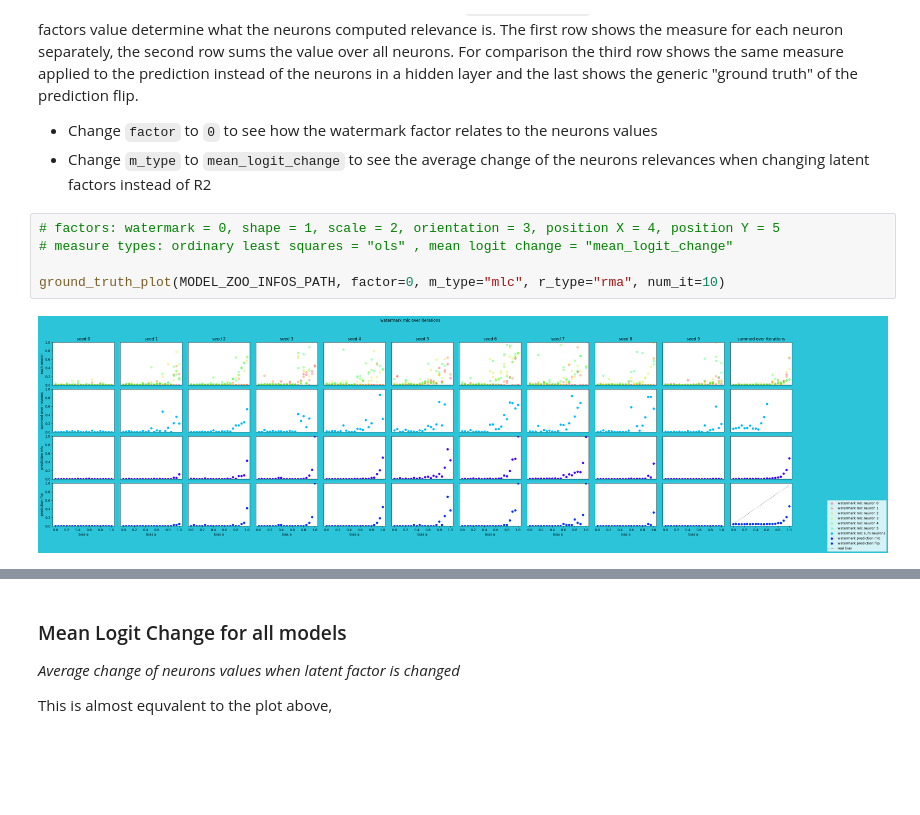
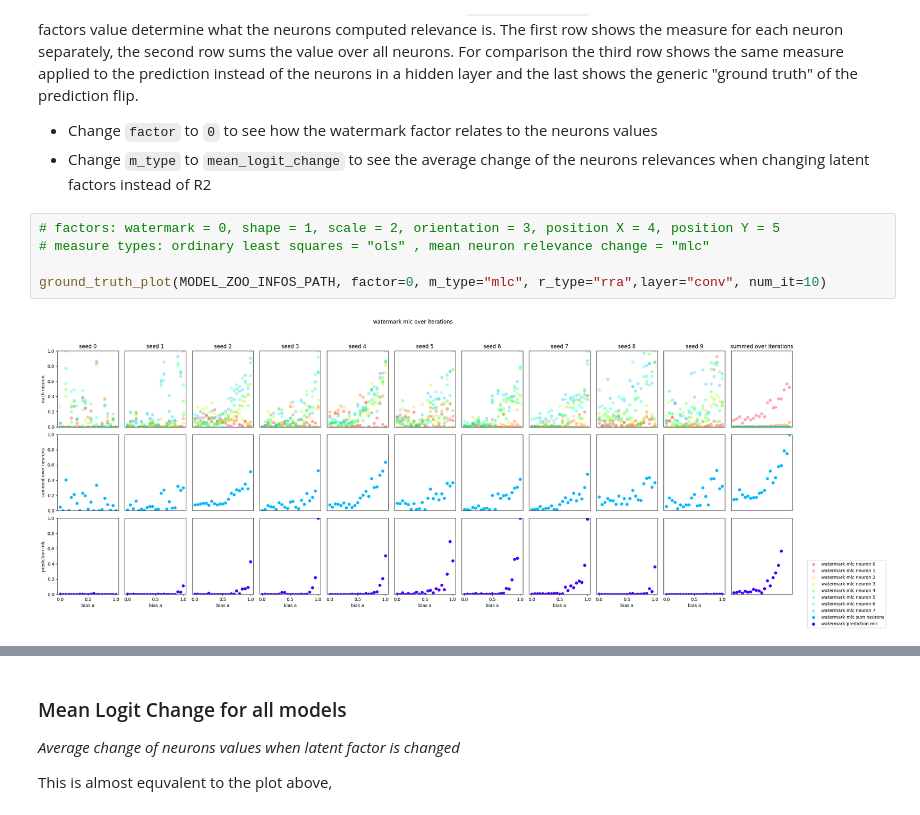
Before and after one commit to lillijo/xai-evaluation-master-thesis, a Jupyter notebook: experiments/pipeline.ipynb, the cells around one changed output, grey strips where cells are left out. Drawn from its saved outputs; the diff is of its cells as text; blank space fills up the shorter version.

Commit message:
random stuff for measures + causal

```diff
--- a/experiments/pipeline.ipynb
+++ b/experiments/pipeline.ipynb
@@ -144,9 +149,9 @@ The first row shows the measure for each neuron separately, the second row sums
 - Change `m_type` to `mean_logit_change` to see the average change of the neurons relevances when changing latent factors instead of R2
 # %%
 # factors: watermark = 0, shape = 1, scale = 2, orientation = 3, position X = 4, position Y = 5
-# measure types: ordinary least squares = "ols" , mean logit change = "mean_logit_change"
+# measure types: ordinary least squares = "ols" , mean neuron relevance change = "mlc"
 
-ground_truth_plot(MODEL_ZOO_INFOS_PATH, factor=0, m_type="mlc", r_type="rma", num_it=10)
+ground_truth_plot(MODEL_ZOO_INFOS_PATH, factor=0, m_type="mlc", r_type="rra",layer="conv", num_it=10)
 # %% [output]
-[figure, old version]
+[figure, new version]
 # %%
```
Also changed, not shown: parts of 7 cells of this notebook, 9 other files.
